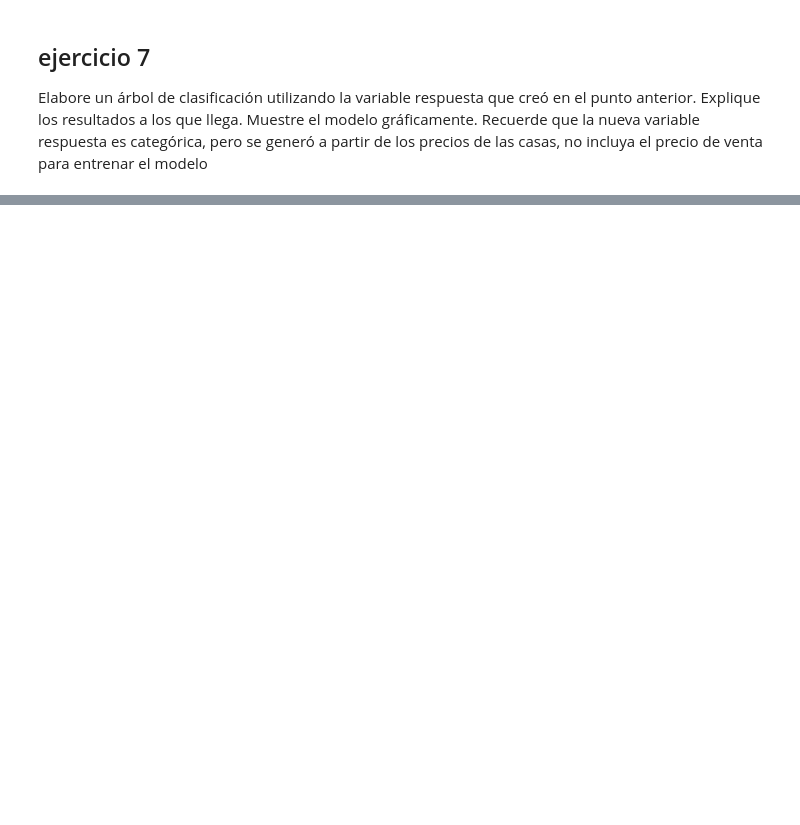
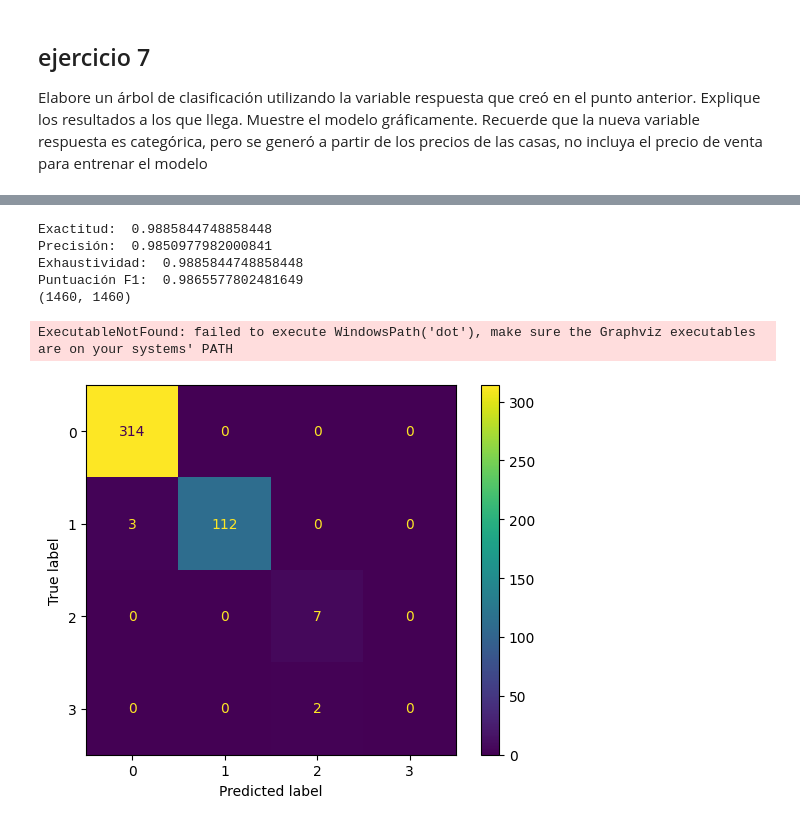
Before and after one commit to Javier19-cmd/Hoja4-Miner-a, a Jupyter notebook: Hoja4.ipynb, the cells around one changed output, grey strips where cells are left out. Cells and saved outputs as stored; diff of their text form; code cells hidden in the pictures; blank space fills up the shorter version.

```diff
--- a/Hoja4.ipynb
+++ b/Hoja4.ipynb
@@ -684,0 +800,68 @@ resultados comparando ambos algoritmos
+# %%
+from sklearn.ensemble import RandomForestClassifier
+import graphviz
+from sklearn.tree import export_graphviz
+
+# Crear el modelo de Random Forest con 100 árboles
+rf = RandomForestClassifier(n_estimators=100, random_state=0)
+
+# Entrenar el modelo
+rf.fit(X_train, y_train)
+
+# Predecir los resultados para el conjunto de prueba
+y_pred = rf.predict(X_test)
+
+
+# Calcular las métricas de evaluación 1
+accuracy = accuracy_score(y_test, y_pred)
+precision = precision_score(y_test, y_pred, average='weighted')
+recall = recall_score(y_test, y_pred, average='weighted')
+f1 = f1_score(y_test, y_pred, average='weighted')
+
+
+# Imprimir los resultados
+print('Exactitud: ', accuracy)
+print('Precisión: ', precision)
+print('Exhaustividad: ', recall)
+print('Puntuación F1: ', f1)
+
+
+
+# ver la matriz de confusion
+cmf = confusion_matrix(y_test, y_pred, labels=y)
+
+print(cmf.shape)
+ConfusionMatrixDisplay.from_estimator(
+    rf, X_test, y_test)
+
+
+# graficar
+
+# Obtener un árbol aleatorio del modelo
+tree = rf.estimators_[0]
+
+# Exportar el árbol como un archivo .dot
+export_graphviz(tree, out_file='forest.dot', rounded=True, precision=1)
+
+# Convertir el archivo .dot a un objeto graphviz
+graph = graphviz.Source(open('forest.dot').read())
+
+
+# Renderizar el árbol
+# graph.render('forestTree.png', format='png')
+
+with open("forest.dot", "r") as f:
+    dot_file = f.read()
+
+
+src = graphviz.Source(dot_file)
+
+src.render(view=True)
+# %% [output]
+Exactitud:  0.9885844748858448
+Precisión:  0.9850977982000841
+Exhaustividad:  0.9885844748858448
+Puntuación F1:  0.9865577802481649
+(1460, 1460)
+ExecutableNotFound: failed to execute WindowsPath('dot'), make sure the Graphviz executables are on your systems' PATH
+[figure, added]
```
Also changed, not shown: parts of 15 cells of this notebook, 6 other files.
